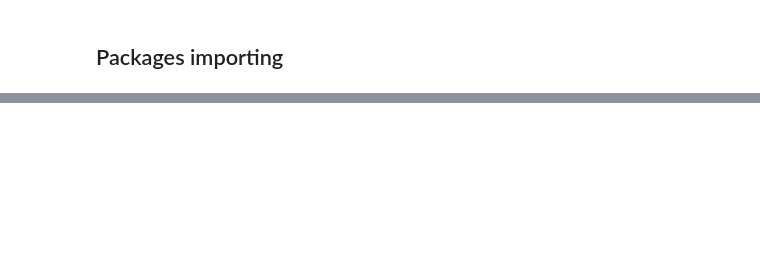
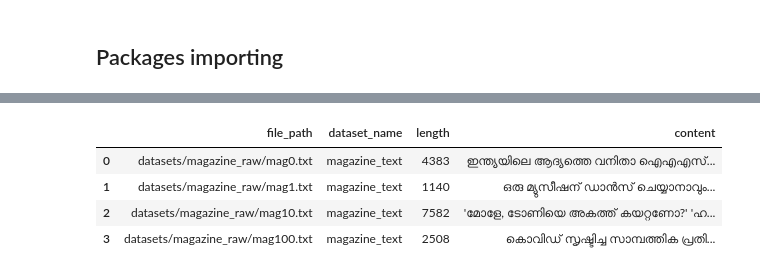
Before and after one commit to lkarjun/malayalam-language-model, a Jupyter notebook: notebook.ipynb, the cells around one changed output, grey strips where cells are left out. Drawn from its saved outputs; the diff is of its cells as text; code cells hidden in the pictures; blank space fills up the shorter version.

```diff
--- a/notebook.ipynb
+++ b/notebook.ipynb
@@ -37,0 +82,8 @@ import spacy
+# %%
+mag.head(4)
+# %% [output]
+|  | file_path | dataset_name | length | content |
+| 0 | datasets/magazine_raw/mag0.txt | magazine_text | 4383 | ഇന്ത്യയിലെ ആദ്യത്തെ വനിതാ ഐ‌എ‌എസ്... |
+| 1 | datasets/magazine_raw/mag1.txt | magazine_text | 1140 | ഒരു മ്യുസീഷന് ഡാന്‍സ് ചെയ്യാനാവും... |
+| 2 | datasets/magazine_raw/mag10.txt | magazine_text | 7582 | 'മോളേ, ടോണിയെ അകത്ത് കയറ്റണോ?' 'ഹ... |
+| 3 | datasets/magazine_raw/mag100.txt | magazine_text | 2508 | കൊവിഡ് സൃഷ്ടിച്ച സാമ്പത്തിക പ്രതി... |
```
Also changed, not shown: parts of 11 cells of this notebook.
